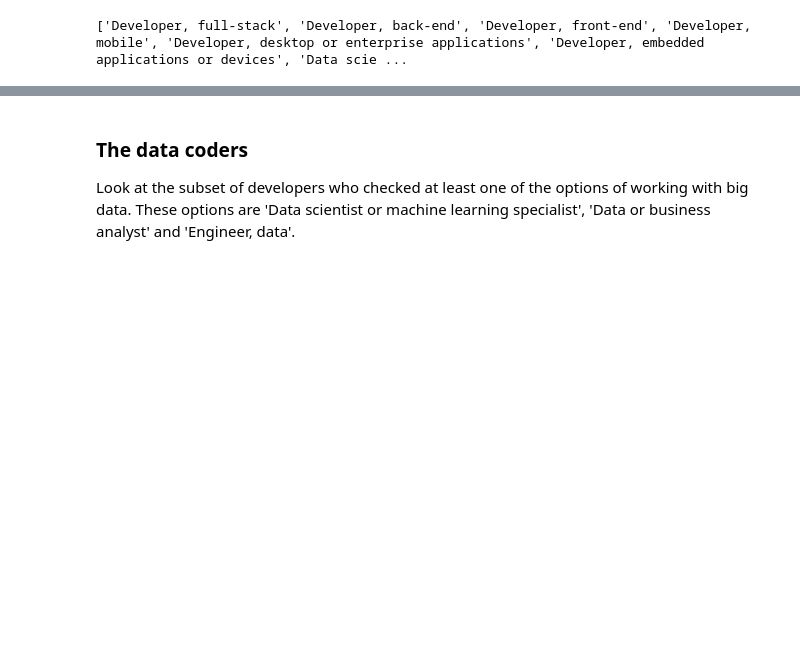
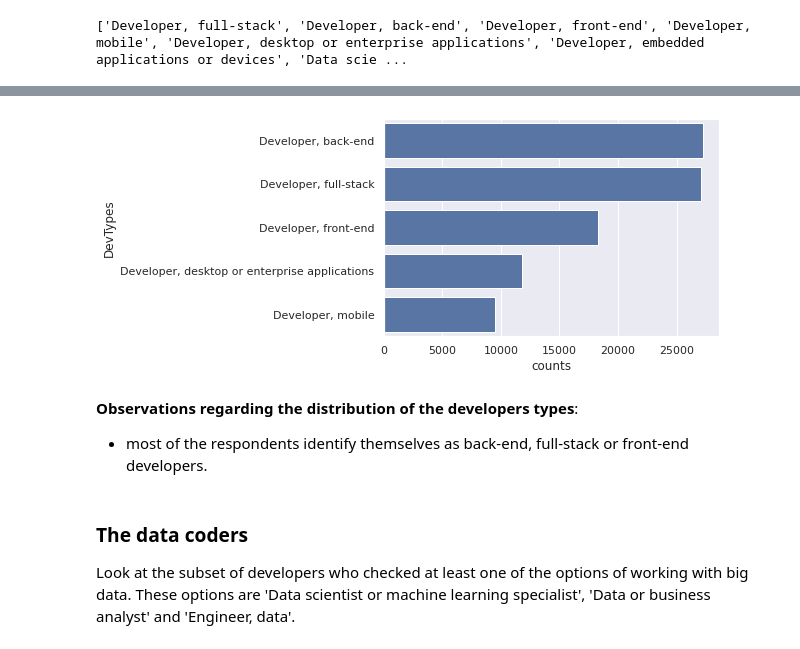
Before and after one commit to SolanaO/Developers_Survey_Analysis, a Jupyter notebook: stackBlogDataAnalysis.ipynb, the cells around one changed output, grey strips where cells are left out. Cells and saved outputs as stored; diff of their text form; code cells hidden in the pictures; blank space fills up the shorter version.

```diff
--- a/stackBlogDataAnalysis.ipynb
+++ b/stackBlogDataAnalysis.ipynb
@@ -438,3 +440,17 @@ developers_types
+# %%
+# set the figure size
+#plt.figure(figsize = [12,12])
+
+# sort values
+devs_types = developers_types.sort_values('counts', ascending=False).head(5)
+
+# plot the value counts with their categories
+sns.barplot(y=devs_types.DevTypes, x=devs_types.counts, color='b');
+# %% [output]
+[figure, added]
+# %% [markdown]
+**Observations regarding the distribution of the developers types**:
+- most of the respondents identify themselves as back-end, full-stack or front-end developers.
 # %% [markdown]
 ### The data coders
 
```
Also changed, not shown: parts of 14 cells of this notebook.
